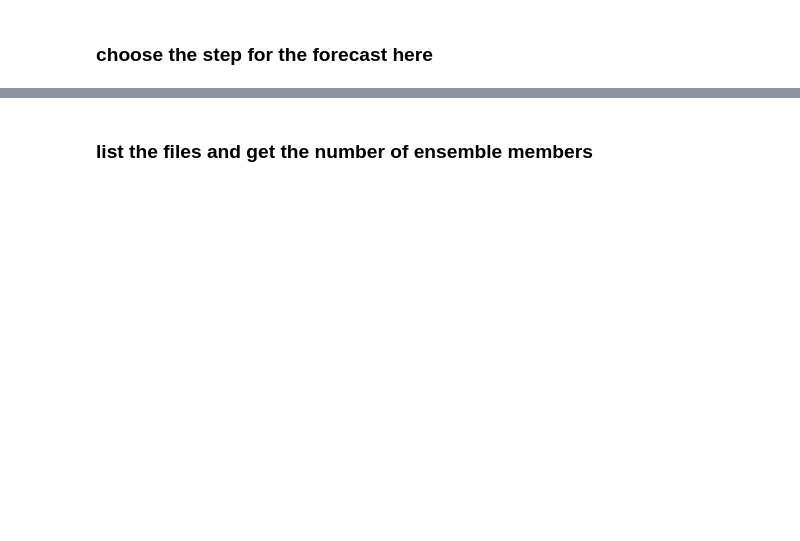
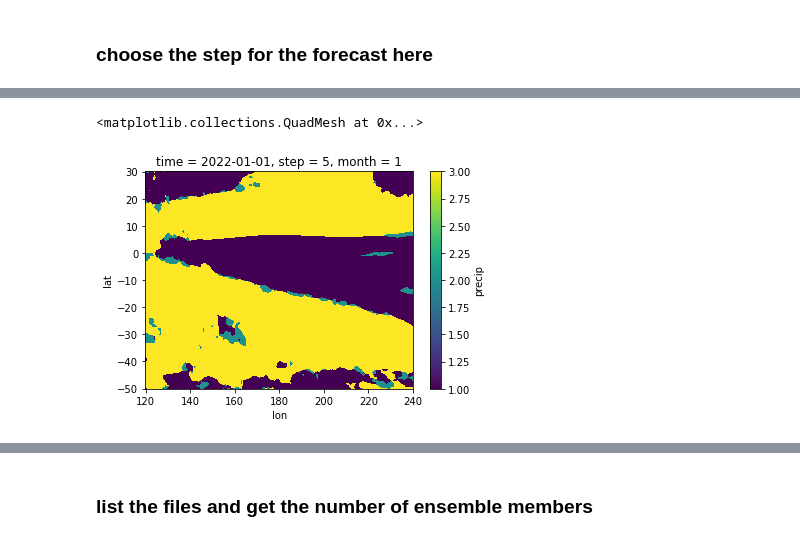
Before and after one commit to nicolasfauchereau/ICU_Water_Watch, a Jupyter notebook: notebooks/C3S/5_map_C3S_MME_probabilistic_tercile_forecast.ipynb, the cells around one changed output, grey strips where cells are left out. Cells and saved outputs as stored; diff of their text form; code cells hidden in the pictures; blank space fills up the shorter version.

```diff
--- a/notebooks/C3S/5_map_C3S_MME_probabilistic_tercile_forecast.ipynb
+++ b/notebooks/C3S/5_map_C3S_MME_probabilistic_tercile_forecast.ipynb
@@ -114,2 +96,2 @@ domain
-# %%
-dpath_forecasts = CWD.parents[1].joinpath("outputs/C3S")
+# %%
+step = lead + first_step - 1
@@ -152,2 +209,0 @@ dpath_shapes = HOME.joinpath('operational/ICU/development/hotspots/data/shapefil
-# %%
-EEZs, merged_EEZs = geo.get_EEZs(dpath_shapes)
@@ -183,5 +249,3 @@ period
-# %%
-step = 4
 # %%
 if period == 'monthly':
     label_period = month_name[month + step]
@@ -234,7 +293,10 @@ probs_t = probs_t.idxmax(dim='tercile')
 # %%
 probs_t = probs_t.squeeze()
 # %%
-probs_t.sel(step=3)['precip'].plot()
+probs_t.sel(step=step)['precip'].plot()
+# %% [output]
+<matplotlib.collections.QuadMesh at 0x...>
+[figure, added]
 # %%
 probs['category'] = probs_t['precip']
 # %%
```
Also changed, not shown: parts of 65 cells of this notebook, 9 other files.
